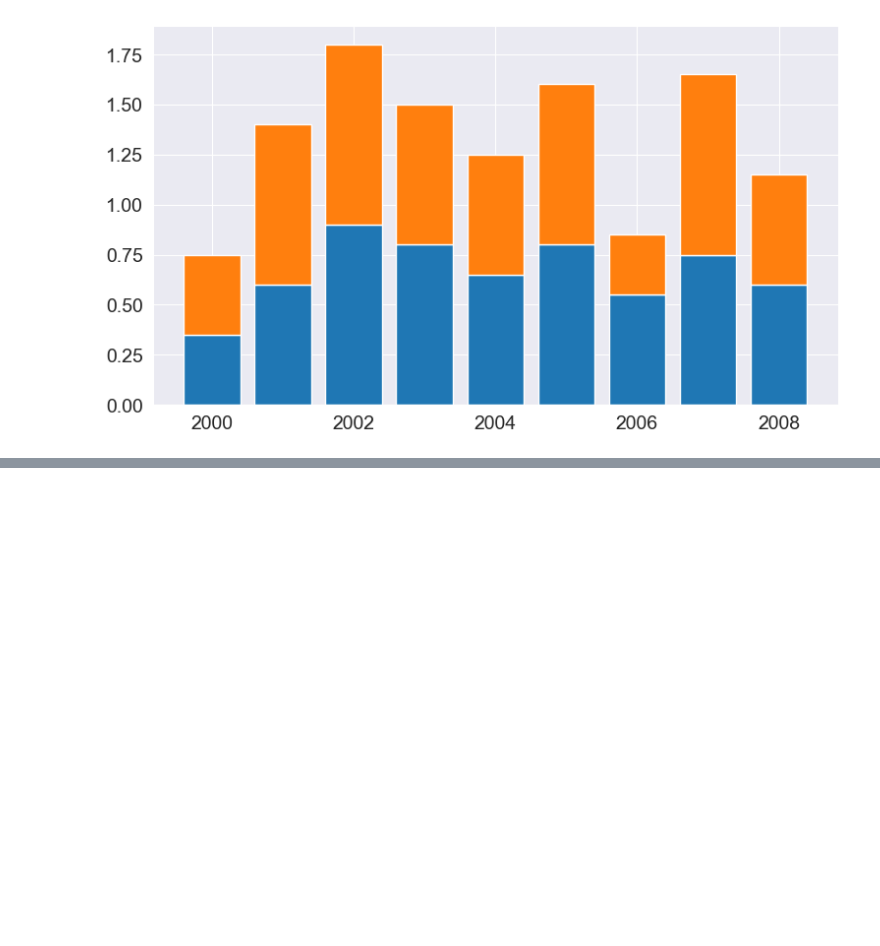
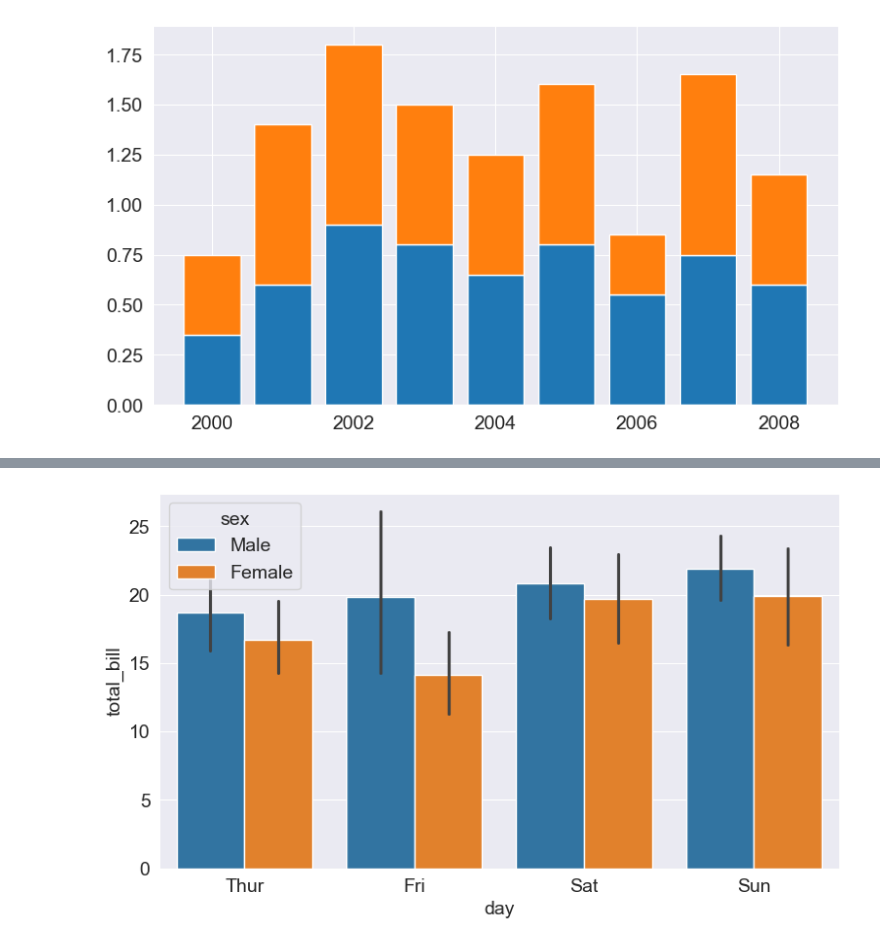
Before and after one commit to OjPreshuz/Matplotlib-Tutorial, a Jupyter notebook: matplotlib_tutorial.ipynb, the cells around one changed output, grey strips where cells are left out. Cells and saved outputs as stored; diff of their text form; code cells hidden in the pictures; blank space fills up the shorter version.

```diff
--- a/matplotlib_tutorial.ipynb
+++ b/matplotlib_tutorial.ipynb
@@ -340,0 +381,4 @@ plt.bar(years, oranges, bottom=apples);
+# %%
+sns.barplot(x = 'day', y = 'total_bill', hue = 'sex', data = tips_df);
+# %% [output]
+[figure, added]
```
Also changed, not shown: parts of 18 cells of this notebook.
